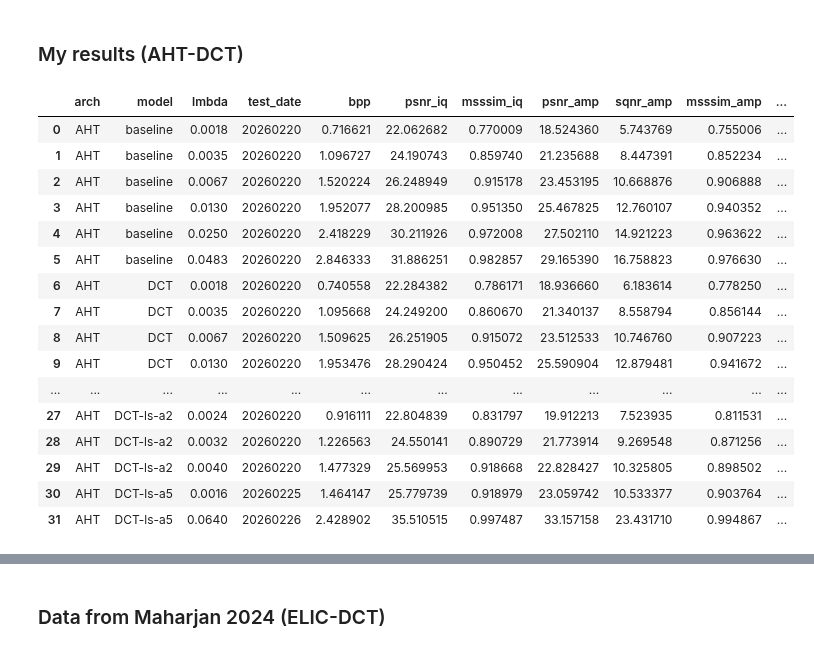
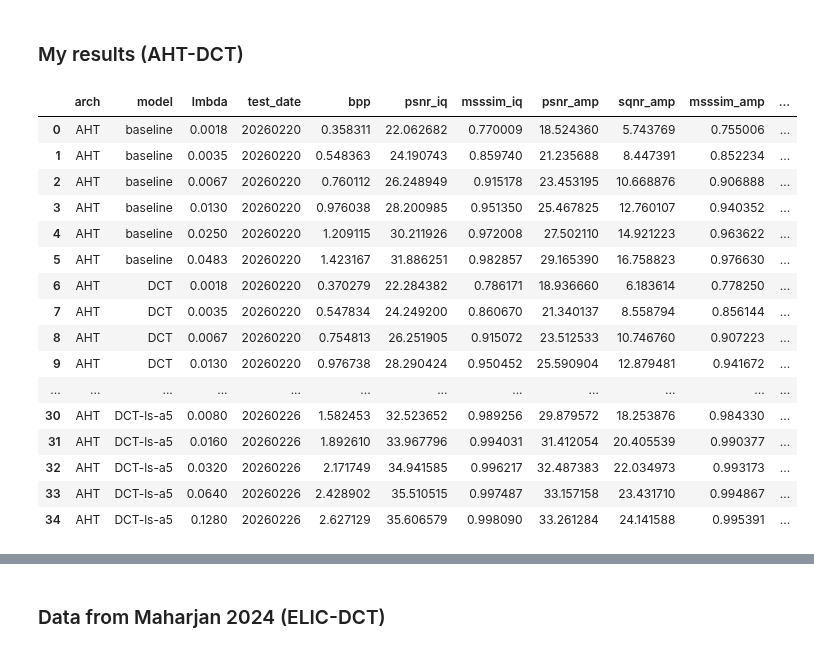
Before and after one commit to zb-umkc/PACT, a Jupyter notebook: analysis.ipynb, the cells around one changed output, grey strips where cells are left out. Saved outputs shown, nothing was run; the diff lists cells and outputs as text; code cells hidden in the pictures.

```diff
--- a/analysis.ipynb
+++ b/analysis.ipynb
@@ -10,24 +10,23 @@ pd.set_option('display.max_columns', None)
 ### My results (AHT-DCT)
 # %%
 results_df = pd.read_csv("results.csv", header=0)
-results_df["bpp2"] = results_df["bpp"] / 2
 
 results_df.head(50)
 # %% [output]
 |  | arch | model | lmbda | test_date | bpp | psnr_iq | msssim_iq | psnr_amp | sqnr_amp | msssim_amp | ... |
-| 0 | AHT | baseline | 0.0018 | 20260220 | 0.716621 | 22.062682 | 0.770009 | 18.524360 | 5.743769 | 0.755006 | ... |
-| 1 | AHT | baseline | 0.0035 | 20260220 | 1.096727 | 24.190743 | 0.859740 | 21.235688 | 8.447391 | 0.852234 | ... |
-| 2 | AHT | baseline | 0.0067 | 20260220 | 1.520224 | 26.248949 | 0.915178 | 23.453195 | 10.668876 | 0.906888 | ... |
-| 3 | AHT | baseline | 0.0130 | 20260220 | 1.952077 | 28.200985 | 0.951350 | 25.467825 | 12.760107 | 0.940352 | ... |
-| 4 | AHT | baseline | 0.0250 | 20260220 | 2.418229 | 30.211926 | 0.972008 | 27.502110 | 14.921223 | 0.963622 | ... |
-| 5 | AHT | baseline | 0.0483 | 20260220 | 2.846333 | 31.886251 | 0.982857 | 29.165390 | 16.758823 | 0.976630 | ... |
-| 6 | AHT | DCT | 0.0018 | 20260220 | 0.740558 | 22.284382 | 0.786171 | 18.936660 | 6.183614 | 0.778250 | ... |
-| 7 | AHT | DCT | 0.0035 | 20260220 | 1.095668 | 24.249200 | 0.860670 | 21.340137 | 8.558794 | 0.856144 | ... |
-| 8 | AHT | DCT | 0.0067 | 20260220 | 1.509625 | 26.251905 | 0.915072 | 23.512533 | 10.746760 | 0.907223 | ... |
-| 9 | AHT | DCT | 0.0130 | 20260220 | 1.953476 | 28.290424 | 0.950452 | 25.590904 | 12.879481 | 0.941672 | ... |
+| 0 | AHT | baseline | 0.0018 | 20260220 | 0.358311 | 22.062682 | 0.770009 | 18.524360 | 5.743769 | 0.755006 | ... |
+| 1 | AHT | baseline | 0.0035 | 20260220 | 0.548363 | 24.190743 | 0.859740 | 21.235688 | 8.447391 | 0.852234 | ... |
+| 2 | AHT | baseline | 0.0067 | 20260220 | 0.760112 | 26.248949 | 0.915178 | 23.453195 | 10.668876 | 0.906888 | ... |
+| 3 | AHT | baseline | 0.0130 | 20260220 | 0.976038 | 28.200985 | 0.951350 | 25.467825 | 12.760107 | 0.940352 | ... |
+| 4 | AHT | baseline | 0.0250 | 20260220 | 1.209115 | 30.211926 | 0.972008 | 27.502110 | 14.921223 | 0.963622 | ... |
+| 5 | AHT | baseline | 0.0483 | 20260220 | 1.423167 | 31.886251 | 0.982857 | 29.165390 | 16.758823 | 0.976630 | ... |
+| 6 | AHT | DCT | 0.0018 | 20260220 | 0.370279 | 22.284382 | 0.786171 | 18.936660 | 6.183614 | 0.778250 | ... |
+| 7 | AHT | DCT | 0.0035 | 20260220 | 0.547834 | 24.249200 | 0.860670 | 21.340137 | 8.558794 | 0.856144 | ... |
+| 8 | AHT | DCT | 0.0067 | 20260220 | 0.754813 | 26.251905 | 0.915072 | 23.512533 | 10.746760 | 0.907223 | ... |
+| 9 | AHT | DCT | 0.0130 | 20260220 | 0.976738 | 28.290424 | 0.950452 | 25.590904 | 12.879481 | 0.941672 | ... |
 | ... | ... | ... | ... | ... | ... | ... | ... | ... | ... | ... | ... |
-| 27 | AHT | DCT-ls-a2 | 0.0024 | 20260220 | 0.916111 | 22.804839 | 0.831797 | 19.912213 | 7.523935 | 0.811531 | ... |
-| 28 | AHT | DCT-ls-a2 | 0.0032 | 20260220 | 1.226563 | 24.550141 | 0.890729 | 21.773914 | 9.269548 | 0.871256 | ... |
-| 29 | AHT | DCT-ls-a2 | 0.0040 | 20260220 | 1.477329 | 25.569953 | 0.918668 | 22.828427 | 10.325805 | 0.898502 | ... |
-| 30 | AHT | DCT-ls-a5 | 0.0016 | 20260225 | 1.464147 | 25.779739 | 0.918979 | 23.059742 | 10.533377 | 0.903764 | ... |
-| 31 | AHT | DCT-ls-a5 | 0.0640 | 20260226 | 2.428902 | 35.510515 | 0.997487 | 33.157158 | 23.431710 | 0.994867 | ... |
+| 30 | AHT | DCT-ls-a5 | 0.0080 | 20260226 | 1.582453 | 32.523652 | 0.989256 | 29.879572 | 18.253876 | 0.984330 | ... |
+| 31 | AHT | DCT-ls-a5 | 0.0160 | 20260226 | 1.892610 | 33.967796 | 0.994031 | 31.412054 | 20.405539 | 0.990377 | ... |
+| 32 | AHT | DCT-ls-a5 | 0.0320 | 20260226 | 2.171749 | 34.941585 | 0.996217 | 32.487383 | 22.034973 | 0.993173 | ... |
+| 33 | AHT | DCT-ls-a5 | 0.0640 | 20260226 | 2.428902 | 35.510515 | 0.997487 | 33.157158 | 23.431710 | 0.994867 | ... |
+| 34 | AHT | DCT-ls-a5 | 0.1280 | 20260226 | 2.627129 | 35.606579 | 0.998090 | 33.261284 | 24.141588 | 0.995391 | ... |
```
Also changed, not shown: parts of 12 cells of this notebook, 7 other files.
